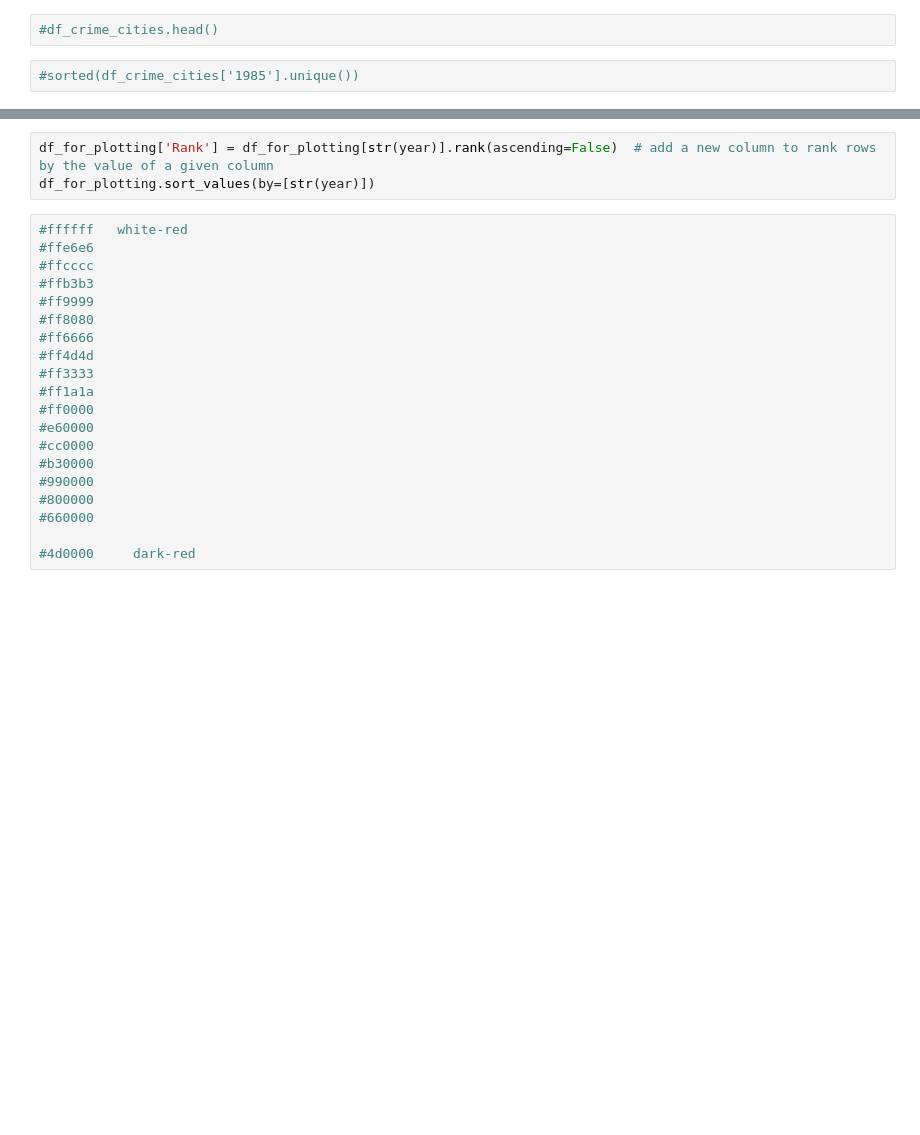
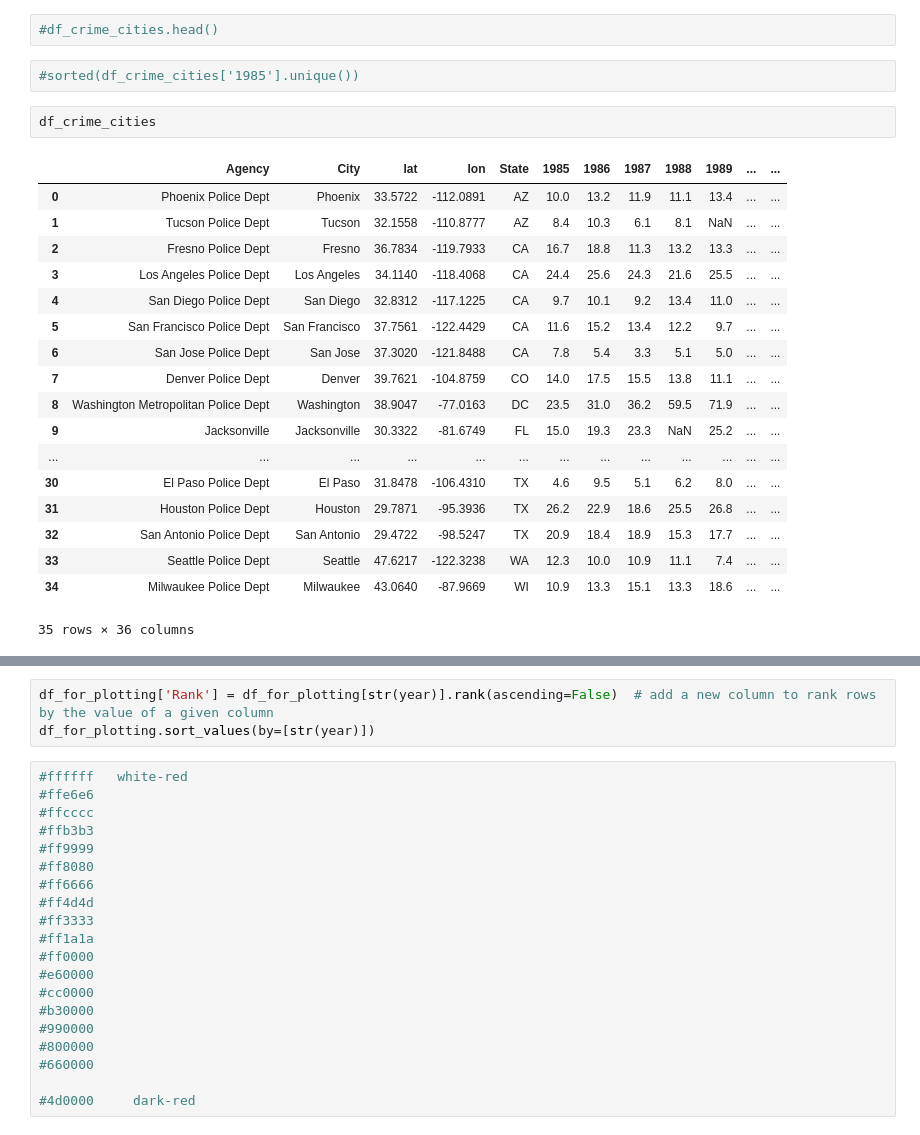
Before and after one commit to juliettapc/US_crime, a Jupyter notebook: Code/exploring_US_crime_data.ipynb, the cells around one changed output, grey strips where cells are left out. Drawn from its saved outputs; the diff is of its cells as text; blank space fills up the shorter version.

```diff
--- a/Code/exploring_US_crime_data.ipynb
+++ b/Code/exploring_US_crime_data.ipynb
@@ -339,6 +437,27 @@ offline.plot(fig, auto_open=True, image = 'png', image_filename="map_us_crime_sl
 #df_crime_cities.head()
 # %%
 #sorted(df_crime_cities['1985'].unique())
+# %%
+df_crime_cities
+# %% [output]
+|  | Agency | City | lat | lon | State | 1985 | 1986 | 1987 | 1988 | 1989 | ... | ... |
+| 0 | Phoenix Police Dept | Phoenix | 33.5722 | -112.0891 | AZ | 10.0 | 13.2 | 11.9 | 11.1 | 13.4 | ... | ... |
+| 1 | Tucson Police Dept | Tucson | 32.1558 | -110.8777 | AZ | 8.4 | 10.3 | 6.1 | 8.1 | NaN | ... | ... |
+| 2 | Fresno Police Dept | Fresno | 36.7834 | -119.7933 | CA | 16.7 | 18.8 | 11.3 | 13.2 | 13.3 | ... | ... |
+| 3 | Los Angeles Police Dept | Los Angeles | 34.1140 | -118.4068 | CA | 24.4 | 25.6 | 24.3 | 21.6 | 25.5 | ... | ... |
+| 4 | San Diego Police Dept | San Diego | 32.8312 | -117.1225 | CA | 9.7 | 10.1 | 9.2 | 13.4 | 11.0 | ... | ... |
+| 5 | San Francisco Police Dept | San Francisco | 37.7561 | -122.4429 | CA | 11.6 | 15.2 | 13.4 | 12.2 | 9.7 | ... | ... |
+| 6 | San Jose Police Dept | San Jose | 37.3020 | -121.8488 | CA | 7.8 | 5.4 | 3.3 | 5.1 | 5.0 | ... | ... |
+| 7 | Denver Police Dept | Denver | 39.7621 | -104.8759 | CO | 14.0 | 17.5 | 15.5 | 13.8 | 11.1 | ... | ... |
+| 8 | Washington Metropolitan Police Dept | Washington | 38.9047 | -77.0163 | DC | 23.5 | 31.0 | 36.2 | 59.5 | 71.9 | ... | ... |
+| 9 | Jacksonville | Jacksonville | 30.3322 | -81.6749 | FL | 15.0 | 19.3 | 23.3 | NaN | 25.2 | ... | ... |
+| ... | ... | ... | ... | ... | ... | ... | ... | ... | ... | ... | ... | ... |
+| 30 | El Paso Police Dept | El Paso | 31.8478 | -106.4310 | TX | 4.6 | 9.5 | 5.1 | 6.2 | 8.0 | ... | ... |
+| 31 | Houston Police Dept | Houston | 29.7871 | -95.3936 | TX | 26.2 | 22.9 | 18.6 | 25.5 | 26.8 | ... | ... |
+| 32 | San Antonio Police Dept | San Antonio | 29.4722 | -98.5247 | TX | 20.9 | 18.4 | 18.9 | 15.3 | 17.7 | ... | ... |
+| 33 | Seattle Police Dept | Seattle | 47.6217 | -122.3238 | WA | 12.3 | 10.0 | 10.9 | 11.1 | 7.4 | ... | ... |
+| 34 | Milwaukee Police Dept | Milwaukee | 43.0640 | -87.9669 | WI | 10.9 | 13.3 | 15.1 | 13.3 | 18.6 | ... | ... |
+35 rows × 36 columns
 # %%
 ###  crime map - CITIES  (fixed color)
 
```
Also changed, not shown: parts of 7 cells of this notebook.
